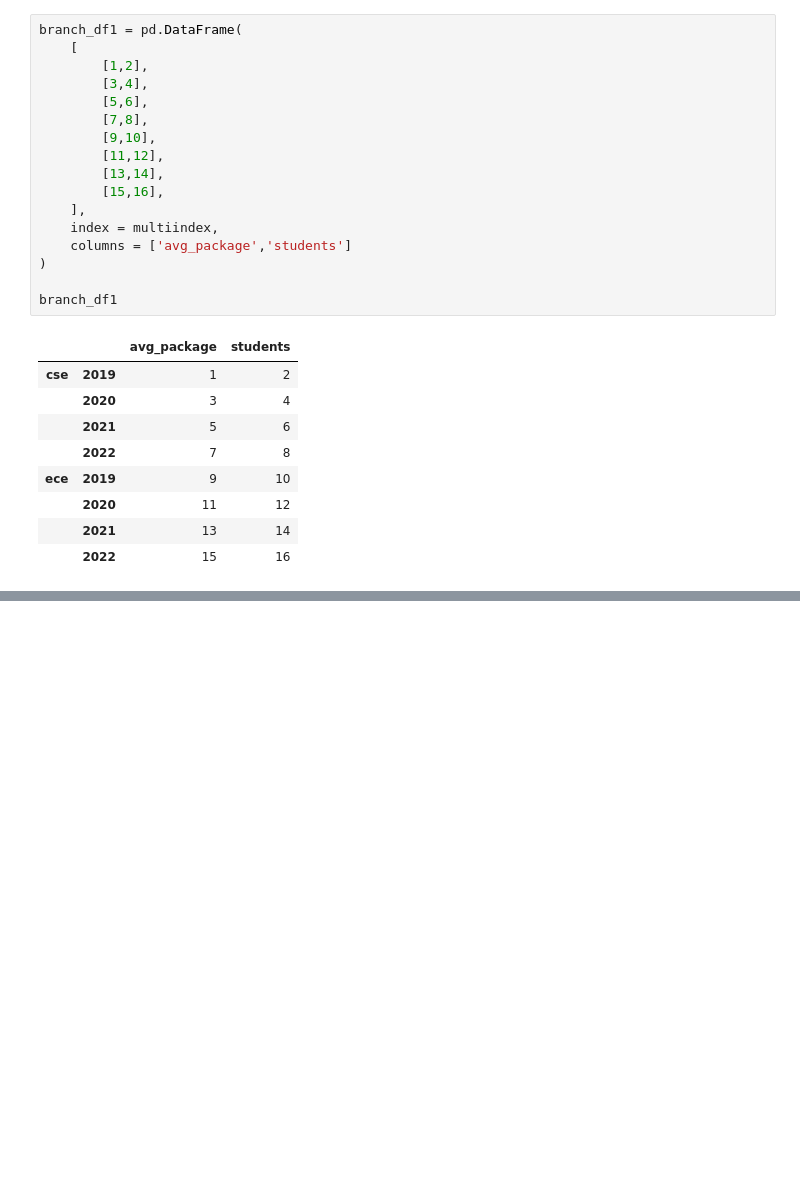
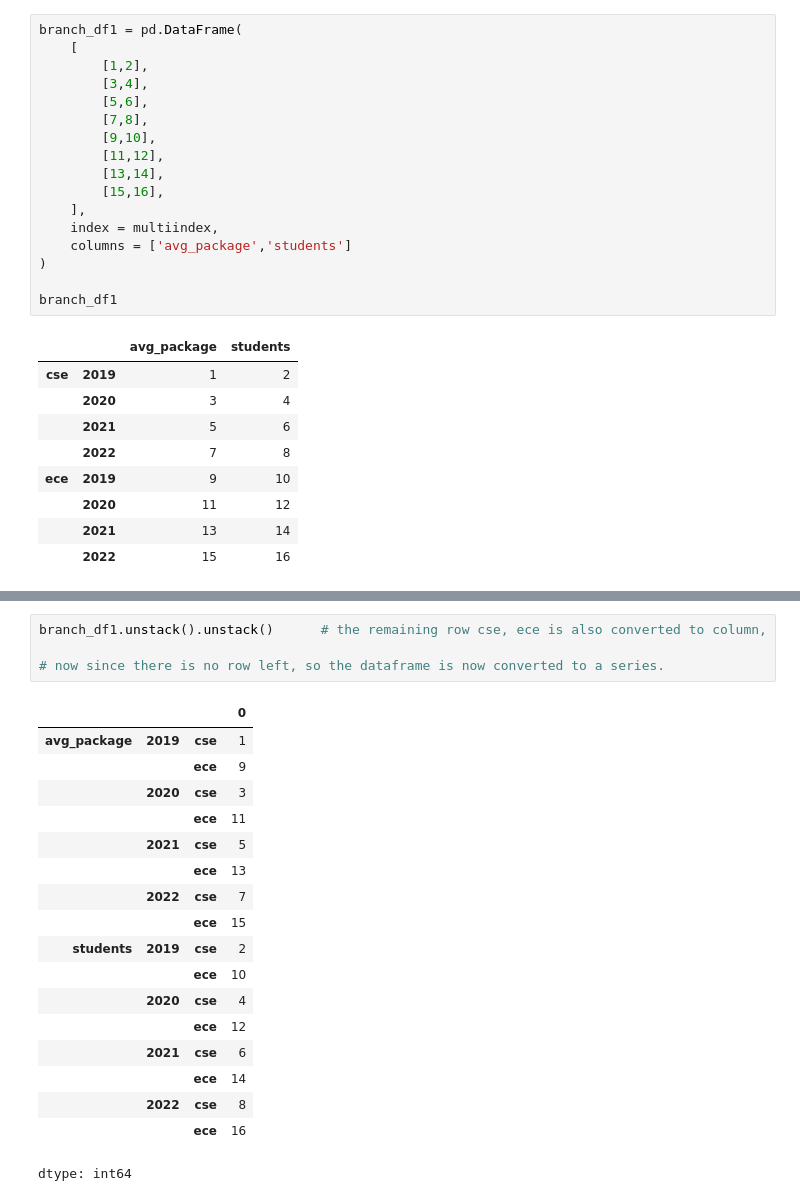
Before and after one commit to ShauryaPrakashVerma/Python_for_AI, a Jupyter notebook: Pandas.ipynb, the cells around one changed output, grey strips where cells are left out. Saved outputs shown, nothing was run; the diff lists cells and outputs as text; blank space fills up the shorter version.

```diff
--- a/Pandas.ipynb
+++ b/Pandas.ipynb
@@ -3737,0 +3828,23 @@ dtype: int64
+# %%
+branch_df1.unstack().unstack()      # the remaining row cse, ece is also converted to column,
+
+# now since there is no row left, so the dataframe is now converted to a series.
+# %% [output]
+|  |  |  | 0 |
+| avg_package | 2019 | cse | 1 |
+|  |  | ece | 9 |
+|  | 2020 | cse | 3 |
+|  |  | ece | 11 |
+|  | 2021 | cse | 5 |
+|  |  | ece | 13 |
+|  | 2022 | cse | 7 |
+|  |  | ece | 15 |
+| students | 2019 | cse | 2 |
+|  |  | ece | 10 |
+|  | 2020 | cse | 4 |
+|  |  | ece | 12 |
+|  | 2021 | cse | 6 |
+|  |  | ece | 14 |
+|  | 2022 | cse | 8 |
+|  |  | ece | 16 |
+dtype: int64
```
Also changed, not shown: parts of 30 cells of this notebook.
